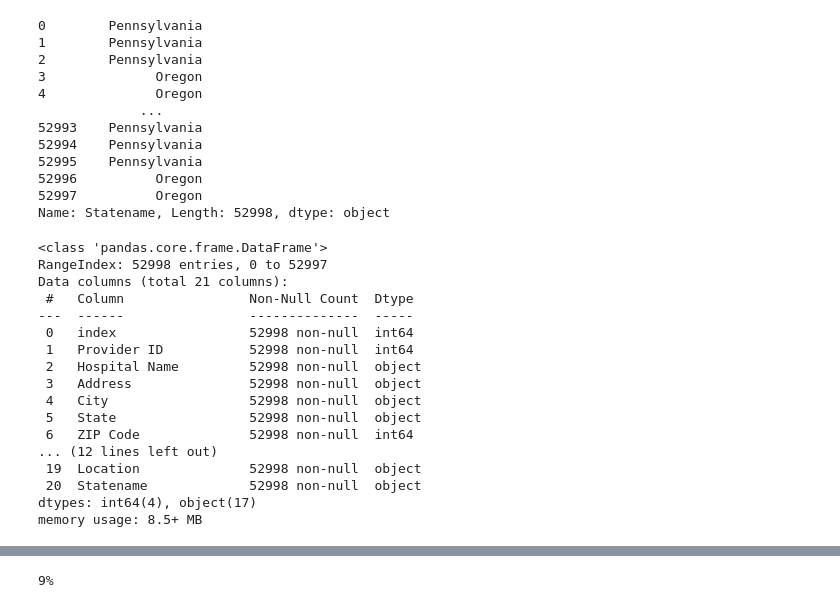
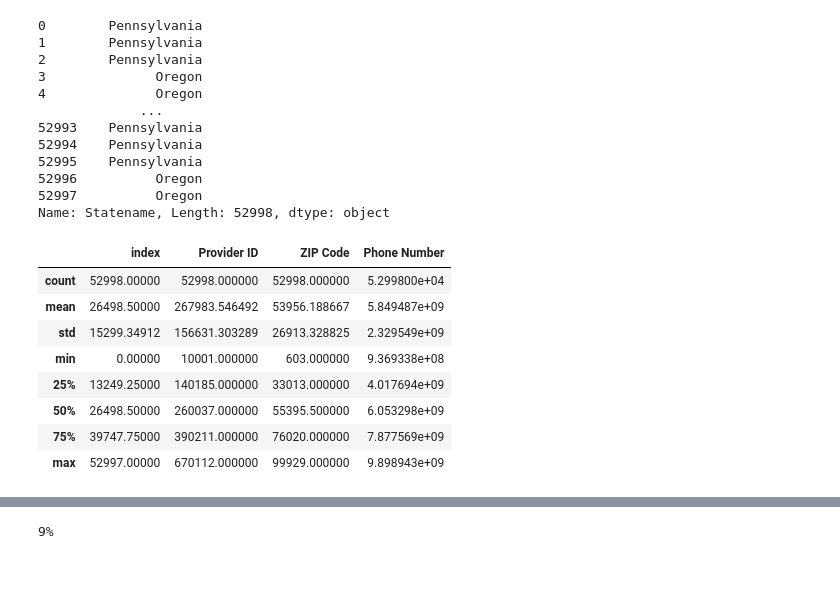
Before and after one commit to guillermodean/knee_comps_notebook, a Jupyter notebook: knee_comp.ipynb, the cells around one changed output, grey strips where cells are left out. Saved outputs shown, nothing was run; the diff lists cells and outputs as text; code cells hidden in the pictures; blank space fills up the shorter version.

```diff
--- a/knee_comp.ipynb
+++ b/knee_comp.ipynb
@@ -99,25 +99,17 @@ print(df['Statename'])
 52997          Oregon
 Name: Statename, Length: 52998, dtype: object
 # %%
-df.info()
+df.describe()
 # %% [output]
-<class 'pandas.core.frame.DataFrame'>
-RangeIndex: 52998 entries, 0 to 52997
-Data columns (total 21 columns):
- #   Column                Non-Null Count  Dtype
----  ------                --------------  -----
- 0   index                 52998 non-null  int64
- 1   Provider ID           52998 non-null  int64
- 2   Hospital Name         52998 non-null  object
- 3   Address               52998 non-null  object
- 4   City                  52998 non-null  object
- 5   State                 52998 non-null  object
- 6   ZIP Code              52998 non-null  int64
-... (12 lines left out)
- 19  Location              52998 non-null  object
- 20  Statename             52998 non-null  object
-dtypes: int64(4), object(17)
-memory usage: 8.5+ MB
+|  | index | Provider ID | ZIP Code | Phone Number |
+| count | 52998.00000 | 52998.000000 | 52998.000000 | 5.299800e+04 |
+| mean | 26498.50000 | 267983.546492 | 53956.188667 | 5.849487e+09 |
+| std | 15299.34912 | 156631.303289 | 26913.328825 | 2.329549e+09 |
+| min | 0.00000 | 10001.000000 | 603.000000 | 9.369338e+08 |
+| 25% | 13249.25000 | 140185.000000 | 33013.000000 | 4.017694e+09 |
+| 50% | 26498.50000 | 260037.000000 | 55395.500000 | 6.053298e+09 |
+| 75% | 39747.75000 | 390211.000000 | 76020.000000 | 7.877569e+09 |
+| max | 52997.00000 | 670112.000000 | 99929.000000 | 9.898943e+09 |
 # %%
 
 df_knee=df[df['Measure ID'].str.contains("KNEE")]
```
Also changed, not shown: parts of 12 cells of this notebook, 2 other files.
